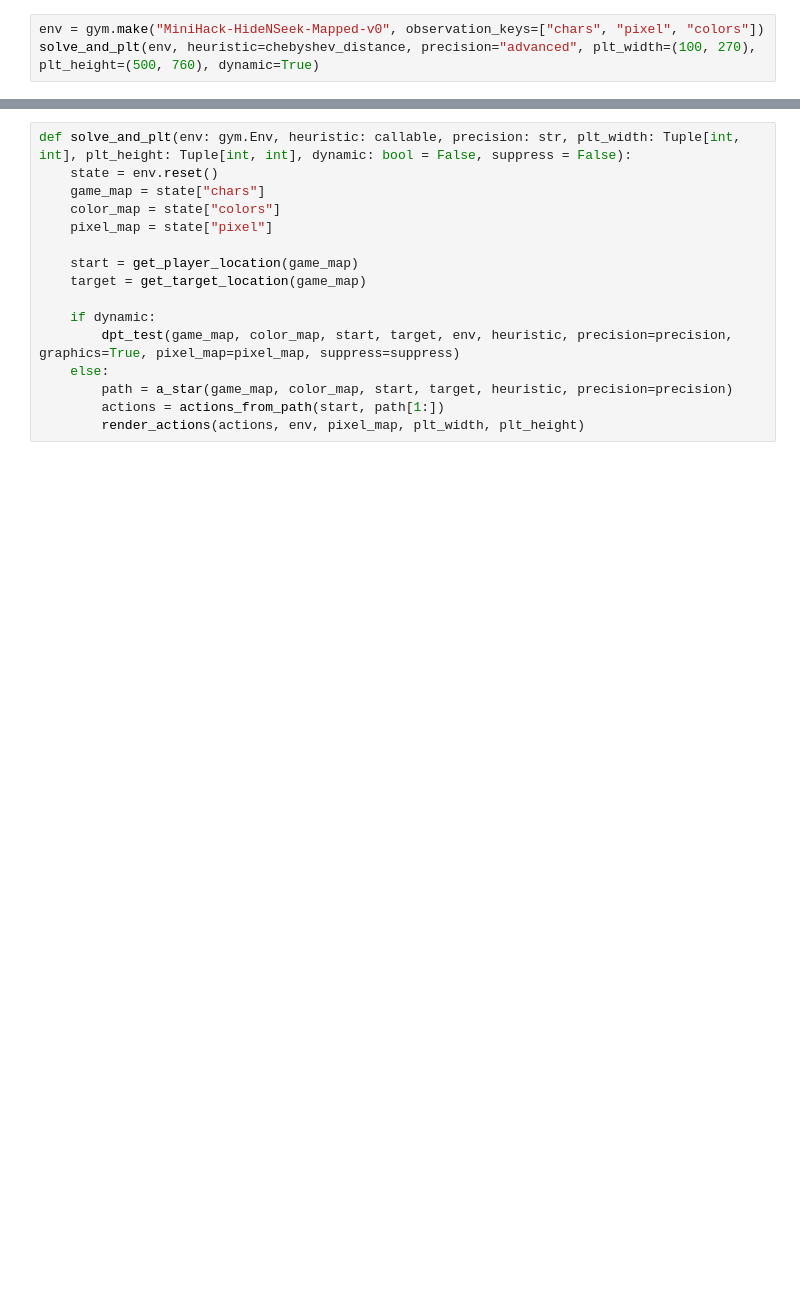
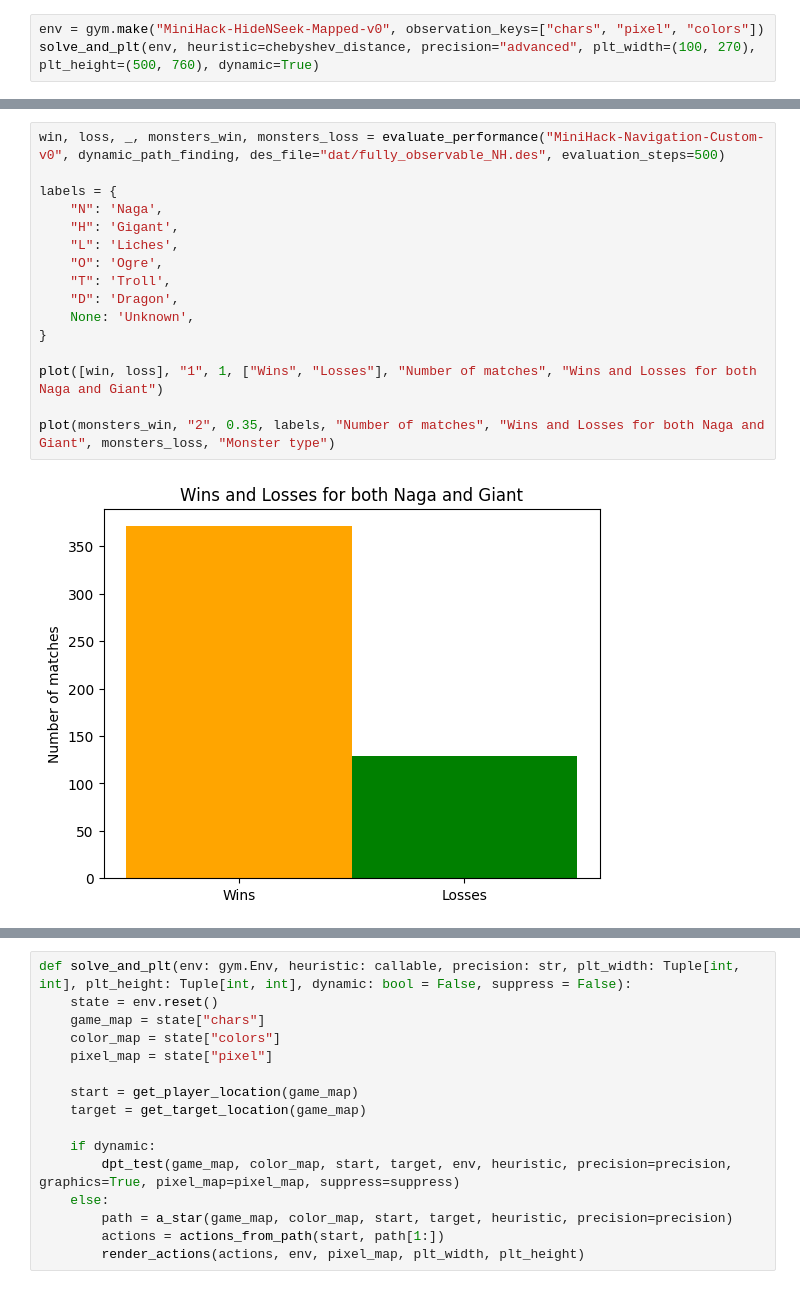
Before and after one commit to Nsivaa/AIF, a Jupyter notebook: search-features_v2.ipynb, the cells around one changed output, grey strips where cells are left out. Cells and saved outputs as stored; diff of their text form; blank space fills up the shorter version.

```diff
--- a/search-features_v2.ipynb
+++ b/search-features_v2.ipynb
@@ -148,0 +137,18 @@ Let's have a look at the performance over Naga and the Giant alone
+# %%
+win, loss, _, monsters_win, monsters_loss = evaluate_performance("MiniHack-Navigation-Custom-v0", dynamic_path_finding, des_file="dat/fully_observable_NH.des", evaluation_steps=500)
+
+labels = {
+    "N": 'Naga',
+    "H": 'Gigant',
+    "L": 'Liches',
+    "O": 'Ogre',
+    "T": 'Troll',
+    "D": 'Dragon',
+    None: 'Unknown',
+}
+
+plot([win, loss], "1", 1, ["Wins", "Losses"], "Number of matches", "Wins and Losses for both Naga and Giant")
+
+plot(monsters_win, "2", 0.35, labels, "Number of matches", "Wins and Losses for both Naga and Giant", monsters_loss, "Monster type")
+# %% [output]
+[figure, added]
```
Also changed, not shown: parts of 34 cells of this notebook, 3 other files.
